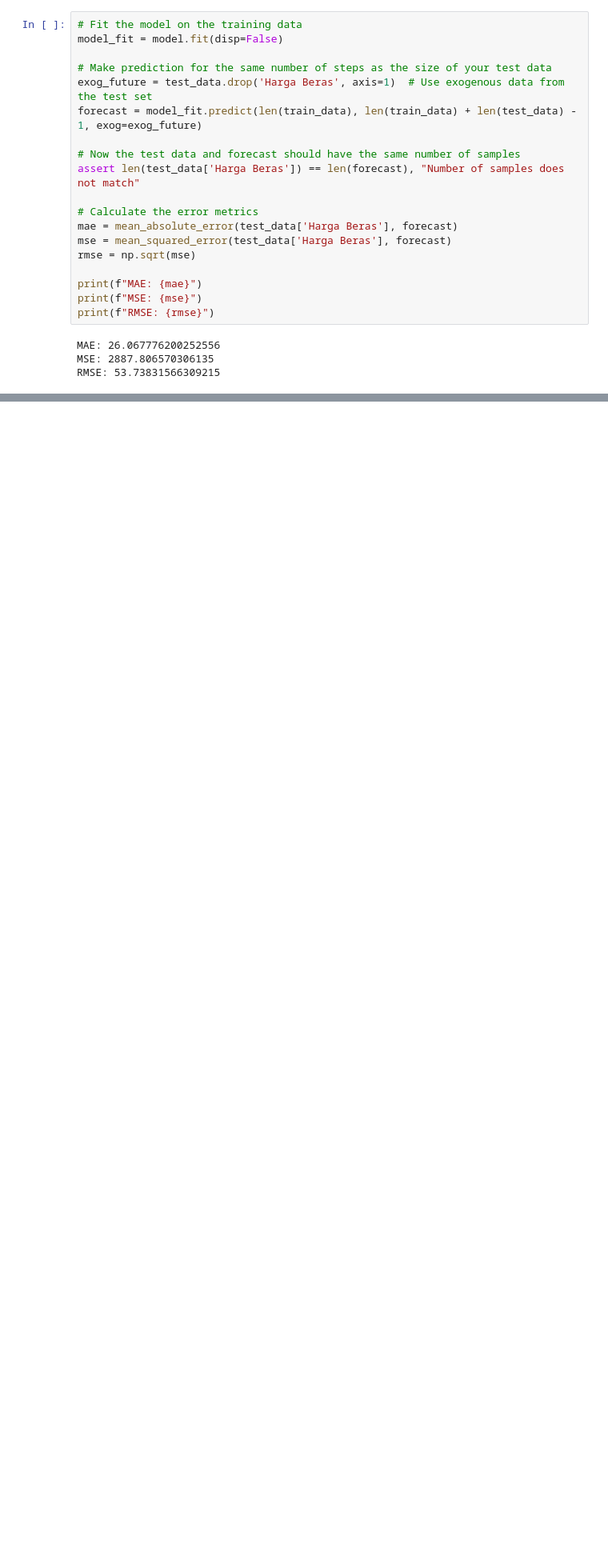
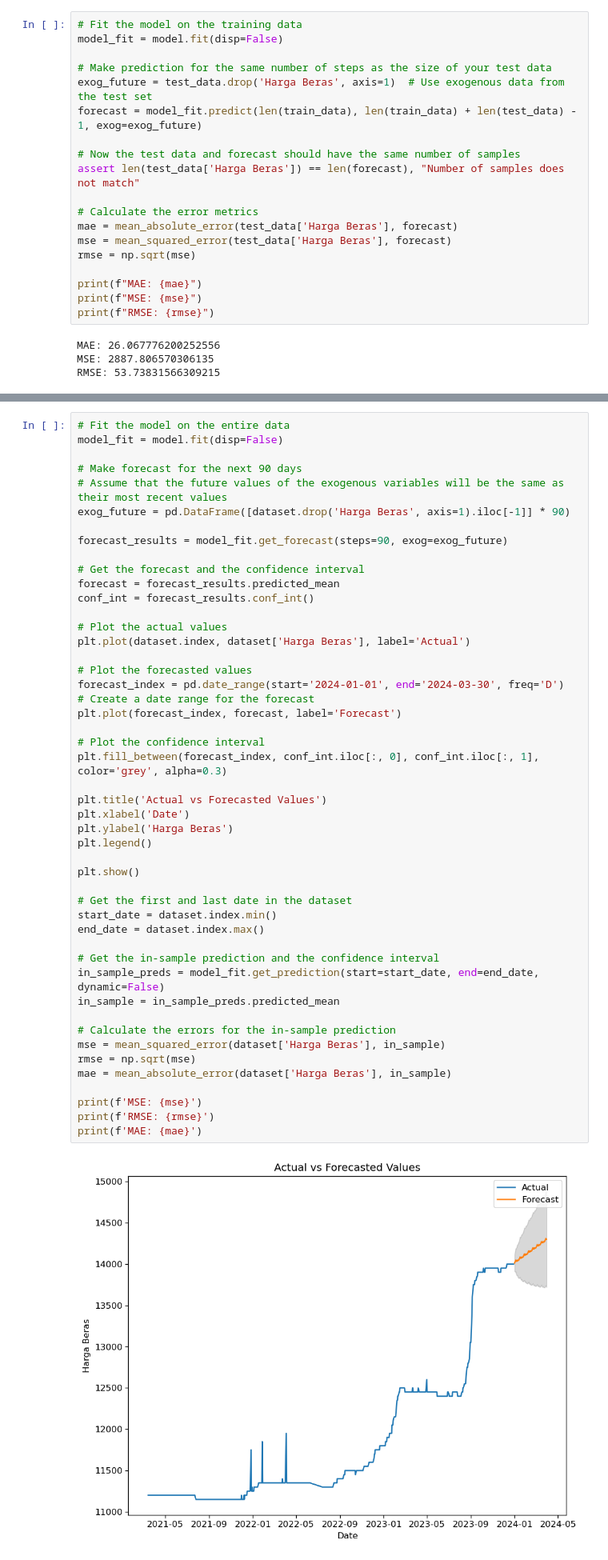
Before and after one commit to Danazzz/beras-scm, a Jupyter notebook: v.3/Statistik/ARIMA_SARIMA_SARIMAX.ipynb, the cells around one changed output, grey strips where cells are left out. Shown at 80% size. Saved outputs shown, nothing was run; the diff lists cells and outputs as text; blank space fills up the shorter version.

```diff
--- a/v.3/Statistik/ARIMA_SARIMA_SARIMAX.ipynb
+++ b/v.3/Statistik/ARIMA_SARIMA_SARIMAX.ipynb
@@ -1172,0 +1180,49 @@ plt.show()
+# %%
+# Fit the model on the entire data
+model_fit = model.fit(disp=False)
+
+# Make forecast for the next 90 days
+# Assume that the future values of the exogenous variables will be the same as their most recent values
+exog_future = pd.DataFrame([dataset.drop('Harga Beras', axis=1).iloc[-1]] * 90)
+
+forecast_results = model_fit.get_forecast(steps=90, exog=exog_future)
+
+# Get the forecast and the confidence interval
+forecast = forecast_results.predicted_mean
+conf_int = forecast_results.conf_int()
+
+# Plot the actual values
+plt.plot(dataset.index, dataset['Harga Beras'], label='Actual')
+
+# Plot the forecasted values
+forecast_index = pd.date_range(start='2024-01-01', end='2024-03-30', freq='D')  # Create a date range for the forecast
+plt.plot(forecast_index, forecast, label='Forecast')
+
+# Plot the confidence interval
+plt.fill_between(forecast_index, conf_int.iloc[:, 0], conf_int.iloc[:, 1], color='grey', alpha=0.3)
+
+plt.title('Actual vs Forecasted Values')
+plt.xlabel('Date')
+plt.ylabel('Harga Beras')
+plt.legend()
+
+plt.show()
+
+# Get the first and last date in the dataset
+start_date = dataset.index.min()
+end_date = dataset.index.max()
+
+# Get the in-sample prediction and the confidence interval
+in_sample_preds = model_fit.get_prediction(start=start_date, end=end_date, dynamic=False)
+in_sample = in_sample_preds.predicted_mean
+
+# Calculate the errors for the in-sample prediction
+mse = mean_squared_error(dataset['Harga Beras'], in_sample)
+rmse = np.sqrt(mse)
+mae = mean_absolute_error(dataset['Harga Beras'], in_sample)
+
+print(f'MSE: {mse}')
+print(f'RMSE: {rmse}')
+print(f'MAE: {mae}')
+# %% [output]
+[figure, added]
```
Also changed, not shown: parts of 22 cells of this notebook, 18 other files.
